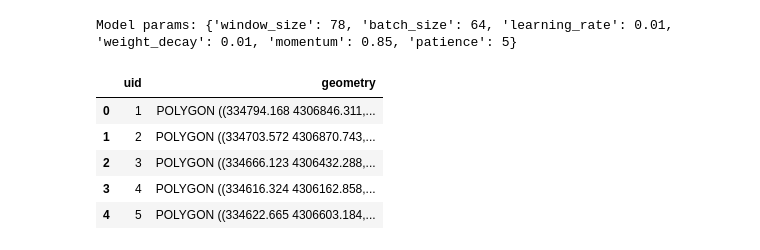
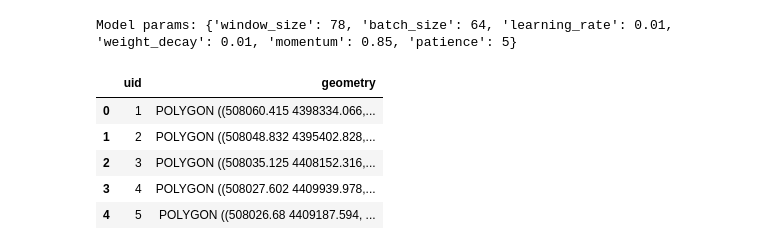
Before and after one commit to maxwellCcook/rooftop-mapping, a Jupyter notebook: code/06resnet18-denver-classification.ipynb, the cells around one changed output. Saved outputs shown, nothing was run; the diff lists cells and outputs as text; code cells hidden in the pictures.

```diff
--- a/code/06resnet18-denver-classification.ipynb
+++ b/code/06resnet18-denver-classification.ipynb
@@ -36,16 +38,16 @@ Model params: {'window_size': 78, 'batch_size': 64, 'learning_rate': 0.01, 'weig
 # %%
 # Load MS building footprint data
 # %%
-fp = os.path.join(maindir, 'data/spatial/raw/dc_data/footprints/dc-ms_footprints.gpkg')
-# fp = os.path.join(homedir, 'OPP/training/dc/dc-ms_footprints.gpkg')
+# fp = os.path.join(maindir, 'data/spatial/raw/denver_data/footprints/denver-ms_footprints.gpkg')
+fp = os.path.join(homedir, 'opp-data/denver-ms_footprints.gpkg')
 footprints = gpd.read_file(fp)
 footprints['uid'] = footprints.index + 1
 footprints = footprints[['uid', 'geometry']]
 footprints.head()
 # %% [output]
 |  | uid | geometry |
-| 0 | 1 | POLYGON ((334794.168 4306846.311,... |
-| 1 | 2 | POLYGON ((334703.572 4306870.743,... |
-| 2 | 3 | POLYGON ((334666.123 4306432.288,... |
-| 3 | 4 | POLYGON ((334616.324 4306162.858,... |
-| 4 | 5 | POLYGON ((334622.665 4306603.184,... |
+| 0 | 1 | POLYGON ((508060.415 4398334.066,... |
+| 1 | 2 | POLYGON ((508048.832 4395402.828,... |
+| 2 | 3 | POLYGON ((508035.125 4408152.316,... |
+| 3 | 4 | POLYGON ((508027.602 4409939.978,... |
+| 4 | 5 | POLYGON ((508026.68 4409187.594, ... |
```
Also changed, not shown: parts of 16 cells of this notebook, 1 other file.
